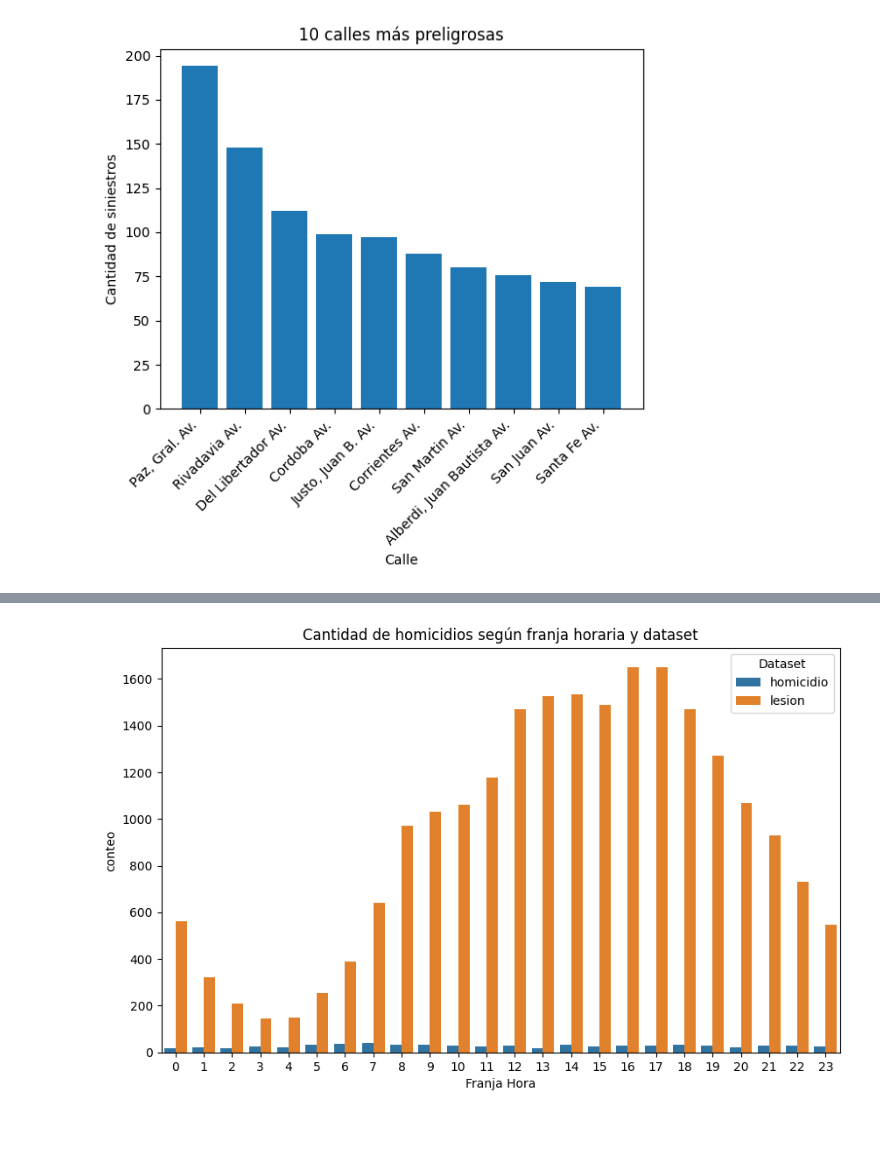
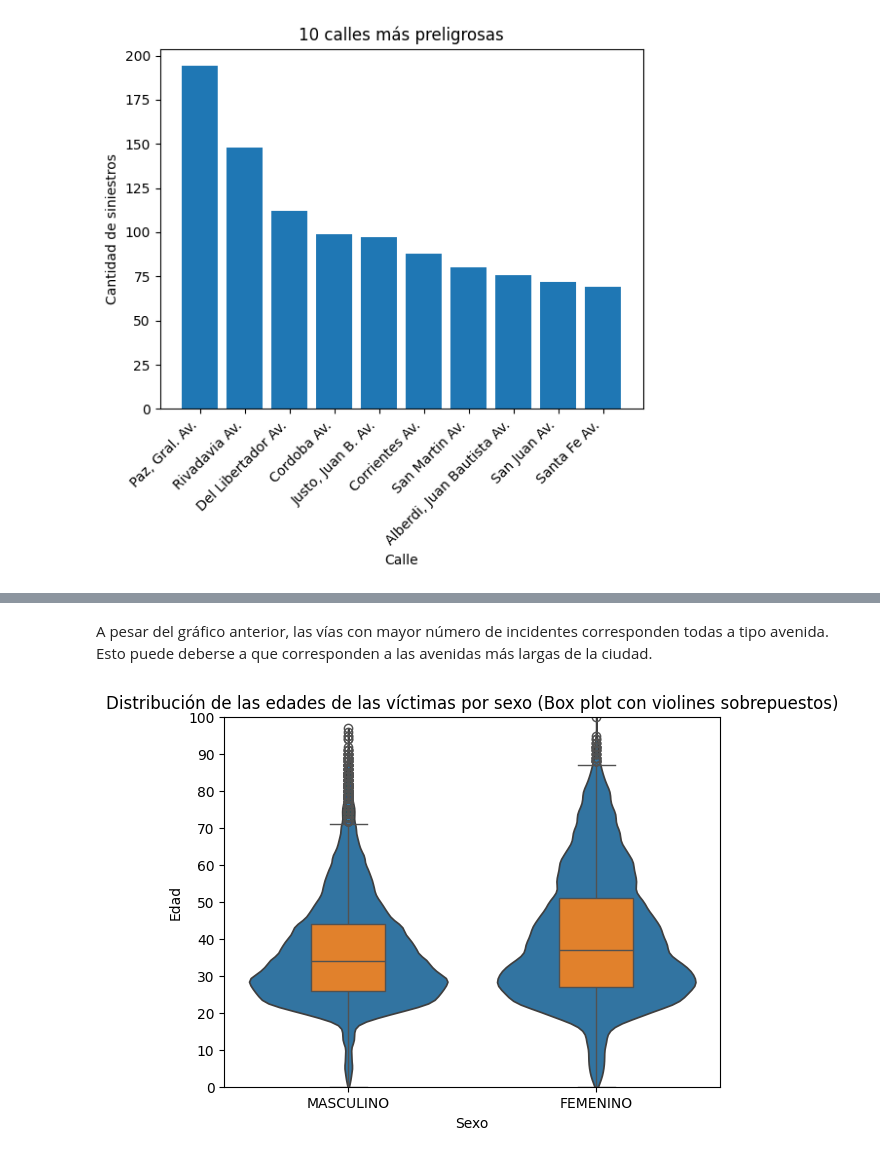
Before and after one commit to ga-romu/PI_DA_siniestros_viales, a Jupyter notebook: notebooks/02_EDA.ipynb, the cells around one changed output, grey strips where cells are left out. Drawn from its saved outputs; the diff is of its cells as text; code cells hidden in the pictures; blank space fills up the shorter version.

```diff
--- a/notebooks/02_EDA.ipynb
+++ b/notebooks/02_EDA.ipynb
@@ -147,16 +149,28 @@ plt.show()
-# %%
-# Create a new figure with a larger picture frame
-fig, ax = plt.subplots(figsize=(10, 6))
-
-# Create the stacked bar plot
-sns.countplot(x='Franja_Hora', hue='Dataset', data=siniestros_hechos, order=grouped.Franja_Hora.unique(), ax=ax)
-
-# Set the title and labels of the plot
-ax.set_title("Cantidad de homicidios según franja horaria y dataset")
-ax.set_ylabel('conteo')
-ax.set_xlabel('Franja Hora')
-
-# Show the plot
-plt.show()
-# %% [output]
-[figure, removed]
+# %% [markdown]
+A pesar del gráfico anterior, las vías con mayor número de incidentes corresponden todas a tipo avenida. Esto puede deberse a que corresponden a las avenidas más largas de la ciudad.
+# %%
+# Convertir la columna 'Edad' a un tipo de dato entero y eliminar los valores no numéricos
+siniestros_victimas['Edad'] = siniestros_victimas['Edad'].apply(lambda x: int(x) if x.isdigit() else None)
+
+# Ordenar los datos en la columna 'Edad' y mover los valores NaN al principio
+siniestros_victimas_ordenadas = siniestros_victimas.sort_values(by='Edad', na_position='first')
+
+# Crear el gráfico de cajas y bigotes con violines sobrepuestos
+sns.violinplot(x="Sexo", y="Edad", data=siniestros_victimas_ordenadas, inner=None, bw_adjust=0.5, cut=0, scale='width')
+
+# Agregar las cajas y bigotes
+sns.boxplot(x="Sexo", y="Edad", data=siniestros_victimas_ordenadas, width=0.3, ax=plt.gca())
+
+# Set the limits of the y-axis
+plt.ylim(0, 100)
+
+# Set the ticks for the y-axis in ascending order
+plt.yticks(range(0, 101, 10))
+
+# Set the title of the plot
+plt.title("Distribución de las edades de las víctimas por sexo (Box plot con violines sobrepuestos)")
+
+# Show the plot
+plt.show()
+# %% [output]
+[figure, added]
```
Also changed, not shown: parts of 18 cells of this notebook, 17 other files.
